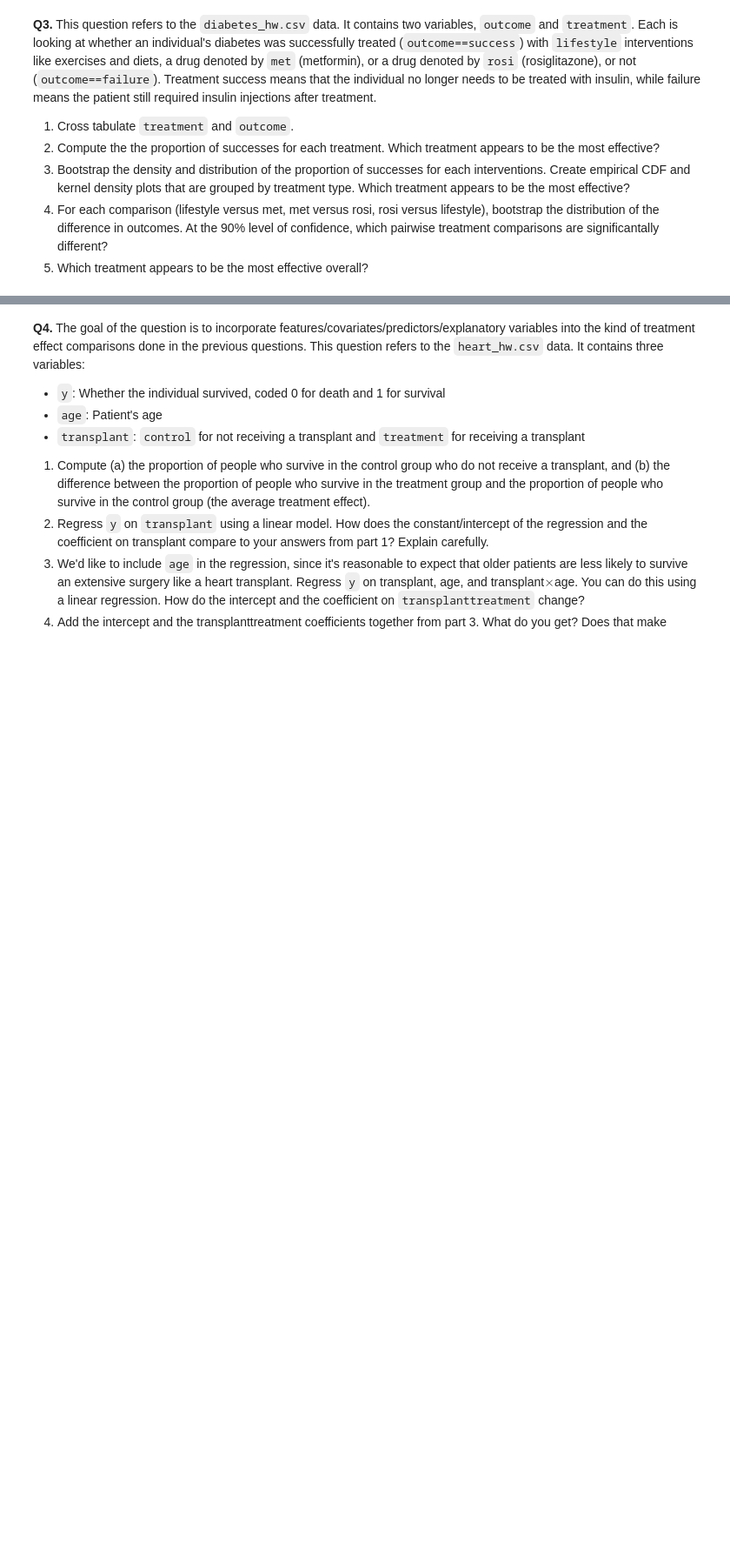
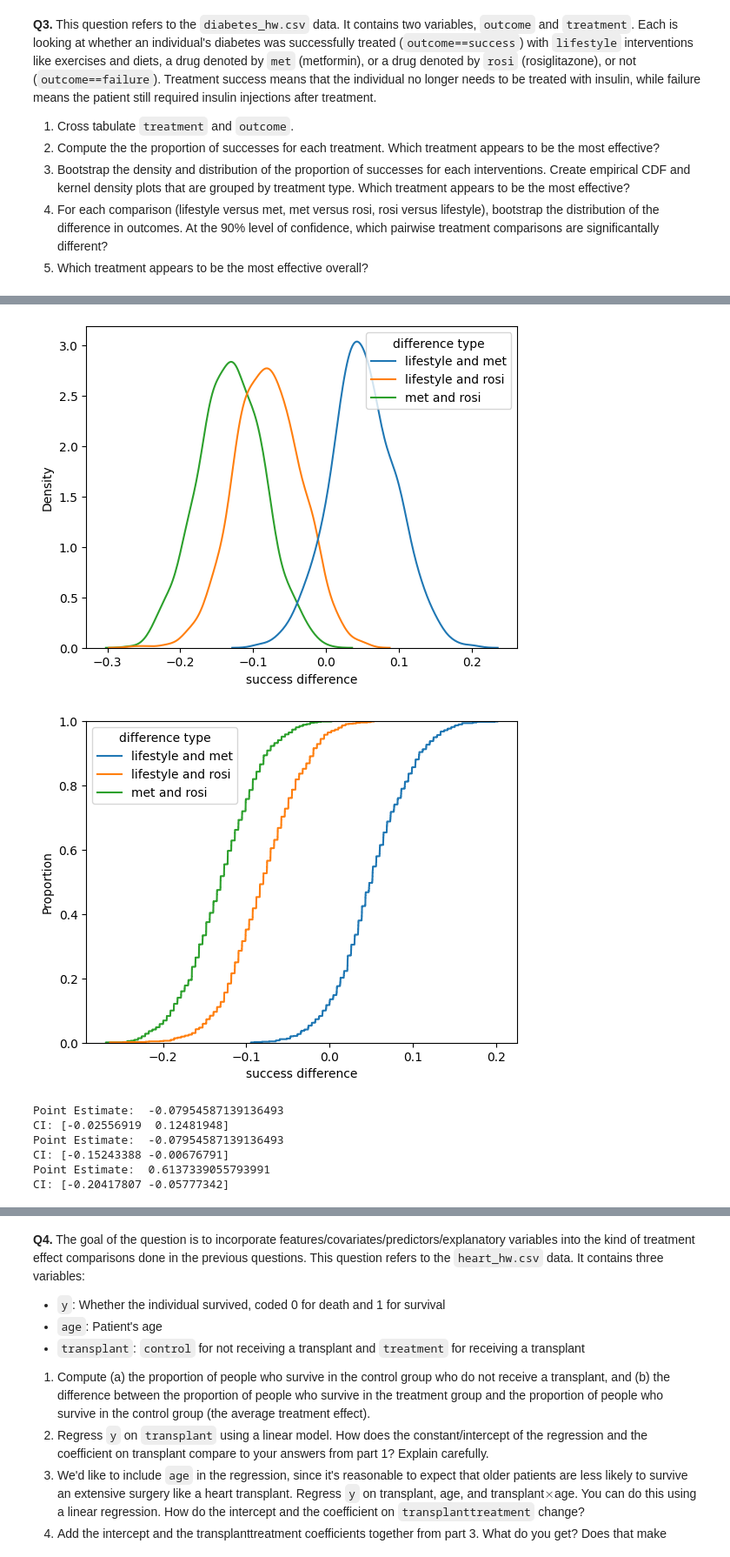
Before and after one commit to chrisjwkim/the_bootstrap, a Jupyter notebook: assignment_5.ipynb, the cells around one changed output, grey strips where cells are left out. Shown at 87% size. Saved outputs shown, nothing was run; the diff lists cells and outputs as text; code cells hidden in the pictures; blank space fills up the shorter version.

```diff
--- a/assignment_5.ipynb
+++ b/assignment_5.ipynb
@@ -245,3 +261,51 @@ rosiglitazone: 0.6137339055793991
+# %%
+diff_lifestyle_met_0 = lifestyle_0 - met_0
+diff_lifestyle_rosi_0 = lifestyle_0 - rosi_0
+diff_met_rosi_0 = met_0 = rosi_0
+
+diff_lifestyle_met = np.zeros(S)
+diff_lifestyle_rosi = np.zeros(S)
+diff_met_rosi = np.zeros(S)
+
+
+for s in range(S):
+    diff_lifestyle_met[s] = rate_lifestyle[s]-rate_met[s]
+    diff_lifestyle_rosi[s] = rate_lifestyle[s]-rate_rosi[s]
+    diff_met_rosi[s] = rate_met[s]-rate_rosi[s]
+
+rdf_lifestyle_met = pd.DataFrame({'difference type':'lifestyle and met','success difference':diff_lifestyle_met})
+rdf_lifestyle_rosi = pd.DataFrame({'difference type':'lifestyle and rosi','success difference':diff_lifestyle_rosi})
+rdf_met_rosi = pd.DataFrame({'difference type':'met and rosi','success difference':diff_met_rosi})
+rdf_diff = pd.concat([rdf_lifestyle_met,rdf_lifestyle_rosi,rdf_met_rosi],axis=0)
+
+
+sns.kdeplot(data=rdf_diff,x='success difference',hue='difference type')
+plt.show()
+
+
+sns.ecdfplot(data=rdf_diff,x='success difference',hue='difference type')
+plt.show()
+
+CI_lifestyle_met = np.quantile(diff_lifestyle_met,[.05,.95]) # Compute 90% CI
+print('Point Estimate: ', diff_lifestyle_met_0)
+print( 'CI: ' + str(CI_lifestyle_met) )
+
+CI_lifestyle_rosi = np.quantile(diff_lifestyle_rosi,[.05,.95]) # Compute 90% CI
+print('Point Estimate: ', diff_lifestyle_rosi_0)
+print( 'CI: ' + str(CI_lifestyle_rosi) )
+
+CI_met_rosi = np.quantile(diff_met_rosi,[.05,.95]) # Compute 90% CI
+print('Point Estimate: ', diff_met_rosi_0)
+print( 'CI: ' + str(CI_met_rosi) )
+# %% [output]
+[figure, added]
+[figure, added]
+Point Estimate:  -0.07954587139136493
+CI: [-0.02556919  0.12481948]
+Point Estimate:  -0.07954587139136493
+CI: [-0.15243388 -0.00676791]
+Point Estimate:  0.6137339055793991
+CI: [-0.20417807 -0.05777342]
 # %% [markdown]
 3.2) The most effective treatment seems to be rosiglitazone.
 
```
Also changed, not shown: parts of 4 cells of this notebook.
